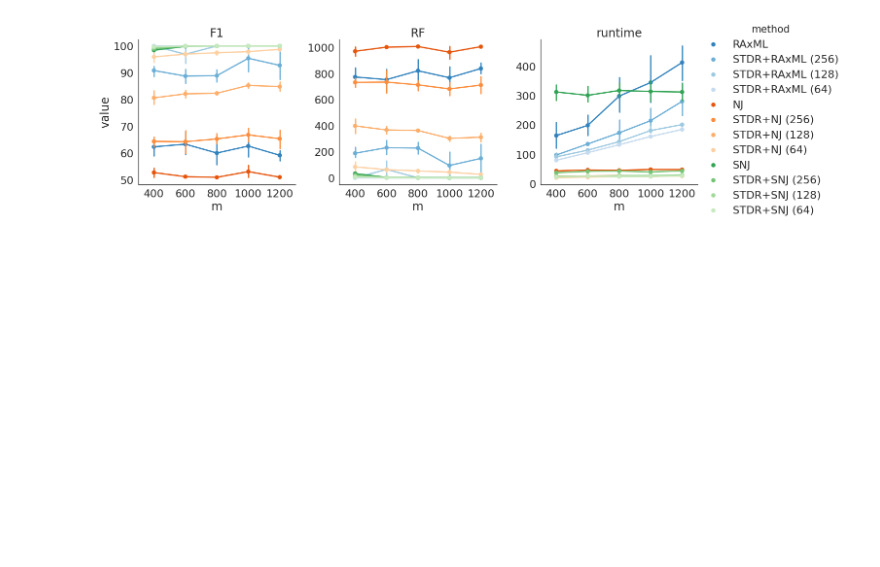
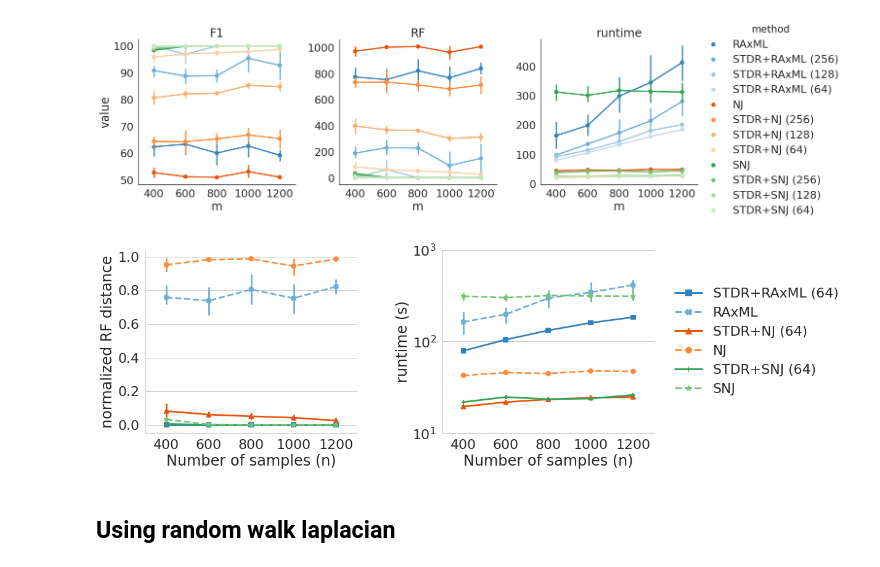
Before and after one commit to NoahAmsel/spectral-tree-inference, a Jupyter notebook: experiments/figs/20201014_caterpillar.ipynb, the cells around one changed output. Cells and saved outputs as stored; diff of their text form; code cells hidden in the pictures; blank space fills up the shorter version.

```diff
--- a/experiments/figs/20201014_caterpillar.ipynb
+++ b/experiments/figs/20201014_caterpillar.ipynb
@@ -158,41 +159,67 @@ from matplotlib import cm
 
 paths = glob.glob("/gpfs/ysm/project/kleinstein/mw957/repos/spectral-tree-inference/experiments/results/caterpillar_m*")
 metrics, summarized = summarize_perf(paths)
 summarized
 
 df_long = pd.melt(metrics, id_vars = ["method", "m"], var_name = "performance").sort_values(["method", "performance"])
 
+ordering = ["STDR+RAxML (256)", "STDR+RAxML (128)", "STDR+RAxML (64)", "RAxML",
+            "STDR+NJ (256)", "STDR+NJ (128)", "STDR+NJ (64)", "NJ",
+            "STDR+SNJ (256)", "STDR+SNJ (128)", "STDR+SNJ (64)", "SNJ"]
 cmap = cm.get_cmap("tab20c", 20)
 colors = [cmap(i) for i in range(12)]
+color_dict = dict(zip(ordering, colors))
 
 
 import numpy as np
 ordering = [ "STDR+RAxML (64)", "RAxML", "STDR+NJ (64)","NJ",  "STDR+SNJ (64)", "SNJ"]
 
-selected = np.isin(df_long.method, ordering)
+selected = np.isin(df_long.method, ordering) & (df_long.performance.values != "F1")
 
 df_long = df_long.iloc[selected,:]
-
-
-df_long.loc[df_long.performance == "F1","performance"] = "F1 score (%)"
+df_long.loc[df_long.performance == "RF","value"] = df_long.loc[df_long.performance == "RF","value"]
 df_long.loc[df_long.performance == "RF","performance"] = "RF distance"
 df_long.loc[df_long.performance == "runtime","performance"] = "runtime (s)"
 
-color_dict = dict(zip(ordering, np.array([colors[i] for i in [0,1,4,5,8,9]])))
+markers = ["s", "X", "^", "o", "+", "*"]
+color_subset = [colors[i] for i in [0,1,4,5,8,9]]
+color_dict = dict(zip(ordering, np.array(color_subset)))
+linestyles = ["-", "--", "-", "--", "-", "--"]
 
 import seaborn as sns
+import matplotlib.pyplot as plt
+import matplotlib.ticker as ticker
 
 sns.set(style = "whitegrid", font_scale = 2)
 g = sns.catplot(data = df_long, x = "m", y = "value", hue = "method", hue_order = ordering,
-           col = "performance", legend = True, kind = "point", sharey = False, height = 6,
-                palette = color_dict, margin_titles = False, sizes = 20, markers = ["s", "X", "^", "o", "+", "*"], linestyles=["-", "--", "-", "--", "-", "--"])
+           col = "performance", legend = False, kind = "point", sharey = False, height = 6,  aspect = 1.1,
+                palette = color_dict, margin_titles = False, sizes = 20, markers = markers, linestyles=linestyles,
+                gridspec_kws={"wspace":0.4})
 
-labels = ["F1 score (%)", "RF distance", "runtime (s)"]
+labels = ["normalized RF distance", "runtime (s)"]
 
 for i, ax in enumerate(g.axes.flat):
     ax.set_ylabel(labels[i])
+
+    if i == 1:
+        ax.set(yscale="log")
+        ax.set(ylim=(10, 1000))
+        ax.set_yticks([10,  10**2,  10**3], minor = False)
+
 g.set_titles("")
 g.set_xlabels("Number of samples (n)")
+
+from matplotlib.lines import Line2D
+custom_lines = [Line2D([0], [0],  color=color_subset[x], marker = markers[x], markersize=10,linestyle = linestyles[x], lw = 3) for x in range(6)]
+
+plt.legend(custom_lines, ordering, bbox_to_anchor=(1.04, 0.5), loc = "center left", frameon = False)
+
+plt.subplots_adjust(wspace = 0.4)
+plt.savefig("caterpillar_performance.eps", bbox_inches="tight")
+# %% [output]
+[figure, added]
+# %% [markdown]
+## Using random walk laplacian
 # %%
 import glob
 import pandas as pd
```
Also changed, not shown: parts of 4 cells of this notebook, 16 other files.
